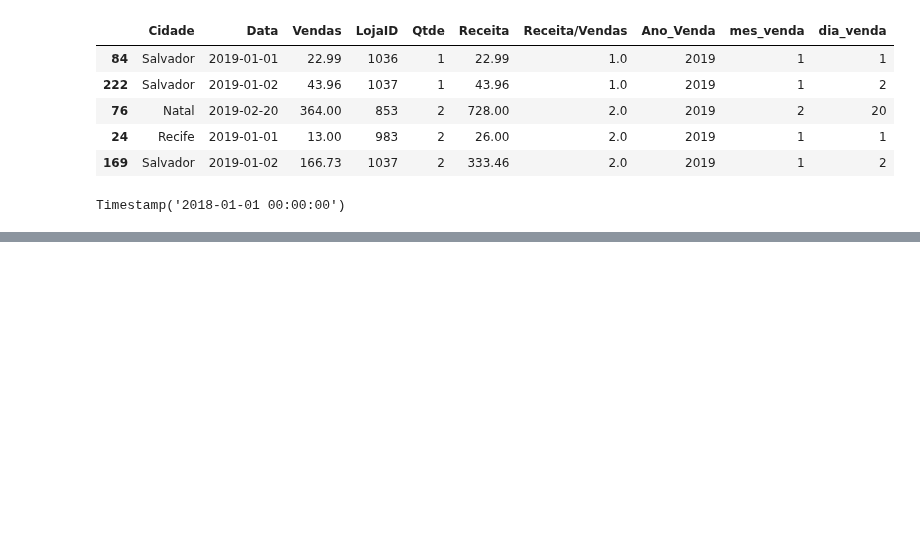
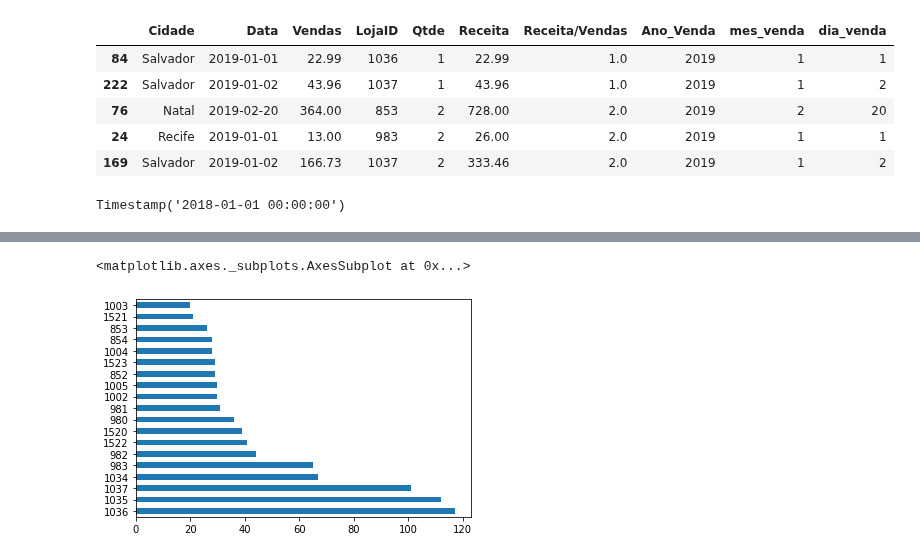
Before and after one commit to Err0rAltZero/trainingDIOPythonPanda, a Jupyter notebook: trainingDIOPythonPandas.ipynb, the cells around one changed output, grey strips where cells are left out. Drawn from its saved outputs; the diff is of its cells as text; code cells hidden in the pictures; blank space fills up the shorter version.

```diff
--- a/trainingDIOPythonPandas.ipynb
+++ b/trainingDIOPythonPandas.ipynb
@@ -280,0 +312,6 @@ vendas_marco_2019.sample(10)
+# %%
+#Gráfico de Barras Horizontais 1
+df["LojaID"].value_counts().plot.barh()
+# %% [output]
+<matplotlib.axes._subplots.AxesSubplot at 0x...>
+[figure, added]
```
Also changed, not shown: parts of 14 cells of this notebook.
